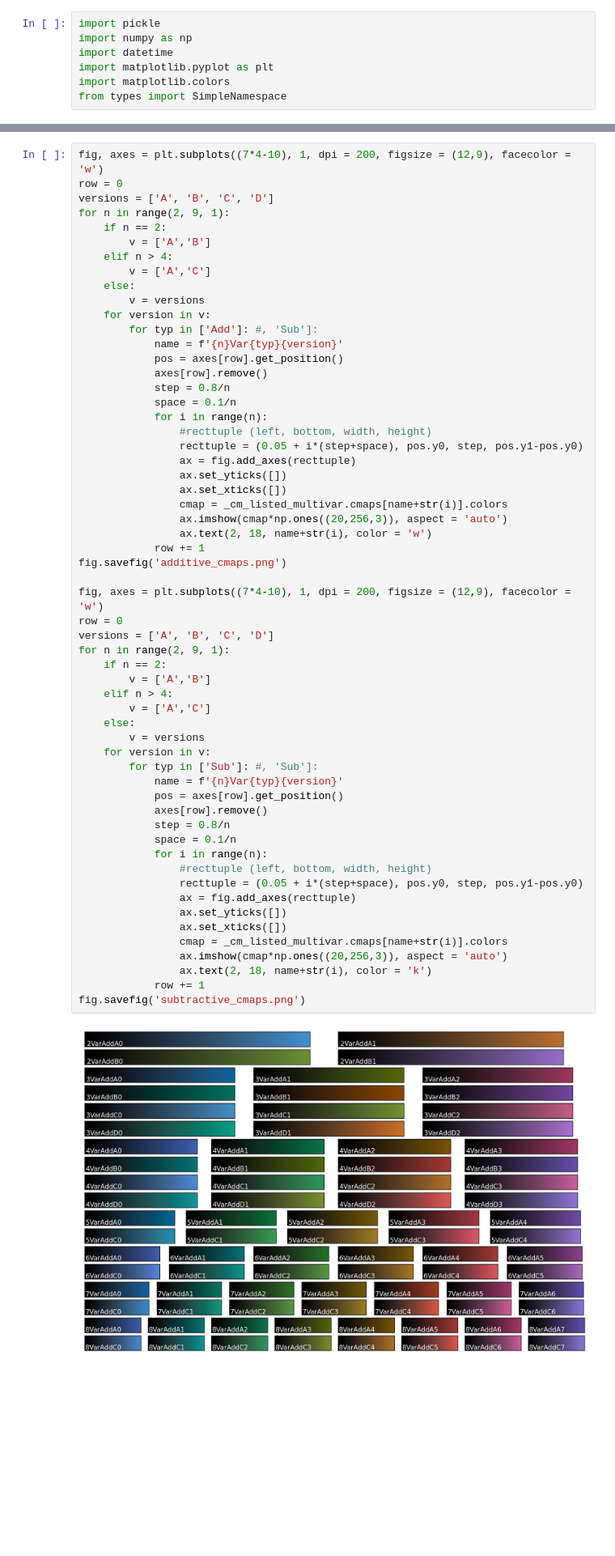
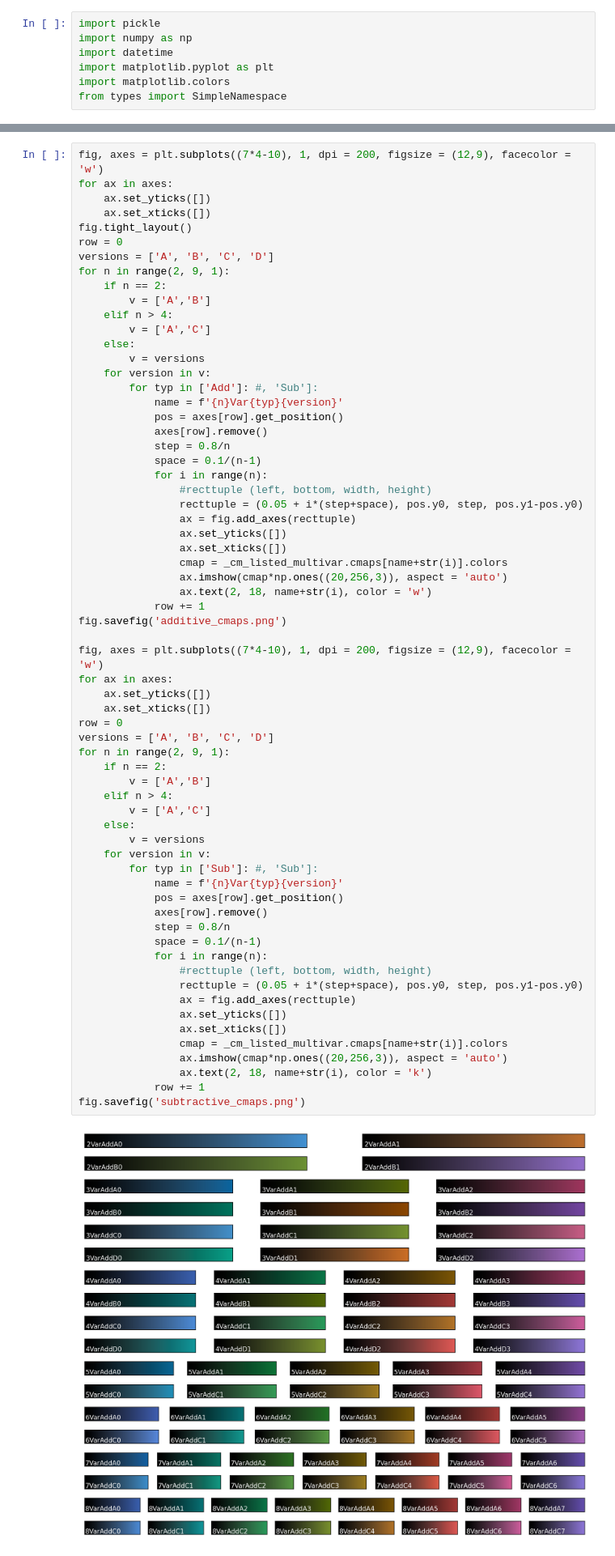
Before and after one commit to trygvrad/multivariate_colormaps, a Jupyter notebook: visualize together.ipynb, the cells around one changed output, grey strips where cells are left out. Shown at 81% size. Drawn from its saved outputs; the diff is of its cells as text; blank space fills up the shorter version.

Commit message:
improved figures for readme
updated the visual aspects of the figures, not content

```diff
--- a/visualize together.ipynb
+++ b/visualize together.ipynb
@@ -45,6 +45,10 @@ for n in range(9):
 8VarSubC0 8VarSubC1 8VarSubC2 8VarSubC3 8VarSubC4 8VarSubC5 8VarSubC6 8VarSubC7
 # %%
 fig, axes = plt.subplots((7*4-10), 1, dpi = 200, figsize = (12,9), facecolor = 'w')
+for ax in axes:
+    ax.set_yticks([])
+    ax.set_xticks([])
+fig.tight_layout()
 row = 0
 versions = ['A', 'B', 'C', 'D']
 for n in range(2, 9, 1):
@@ -60,7 +64,7 @@ for n in range(2, 9, 1):
             pos = axes[row].get_position()
             axes[row].remove()
             step = 0.8/n
-            space = 0.1/n
+            space = 0.1/(n-1)
             for i in range(n):
                 #recttuple (left, bottom, width, height)
                 recttuple = (0.05 + i*(step+space), pos.y0, step, pos.y1-pos.y0)
@@ -74,32 +78,35 @@ for n in range(2, 9, 1):
 fig.savefig('additive_cmaps.png')
 
 fig, axes = plt.subplots((7*4-10), 1, dpi = 200, figsize = (12,9), facecolor = 'w')
+for ax in axes:
+    ax.set_yticks([])
+    ax.set_xticks([])
 row = 0
 versions = ['A', 'B', 'C', 'D']
 for n in range(2, 9, 1):
     if n == 2:
         v = ['A','B']
     elif n > 4:
         v = ['A','C']
     else:
         v = versions
     for version in v:
         for typ in ['Sub']: #, 'Sub']:
             name = f'{n}Var{typ}{version}'
             pos = axes[row].get_position()
             axes[row].remove()
             step = 0.8/n
-            space = 0.1/n
+            space = 0.1/(n-1)
             for i in range(n):
                 #recttuple (left, bottom, width, height)
                 recttuple = (0.05 + i*(step+space), pos.y0, step, pos.y1-pos.y0)
                 ax = fig.add_axes(recttuple)
                 ax.set_yticks([])
                 ax.set_xticks([])
                 cmap = _cm_listed_multivar.cmaps[name+str(i)].colors
                 ax.imshow(cmap*np.ones((20,256,3)), aspect = 'auto')
                 ax.text(2, 18, name+str(i), color = 'k')
             row += 1
 fig.savefig('subtractive_cmaps.png')
 # %% [output]
-[figure, old version]
+[figure, new version]
```
Also changed, not shown: parts of 3 cells of this notebook, 38 other files.
